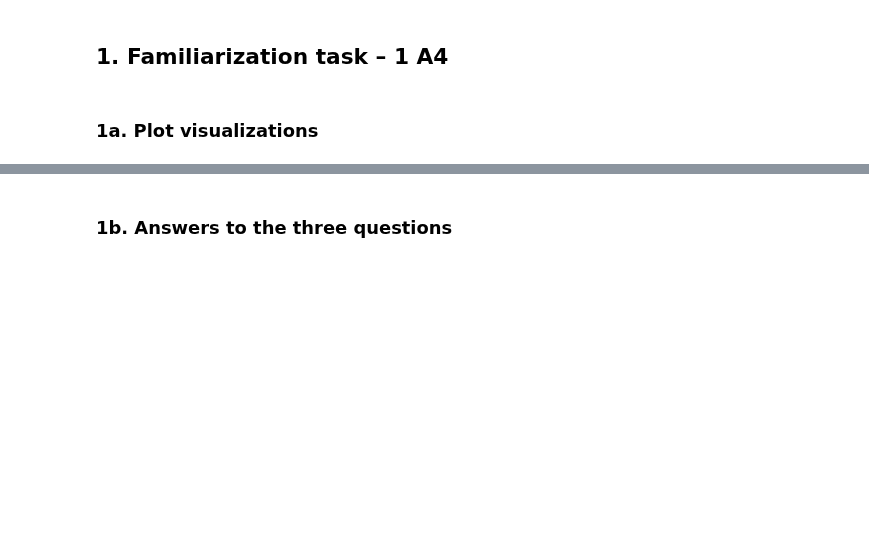
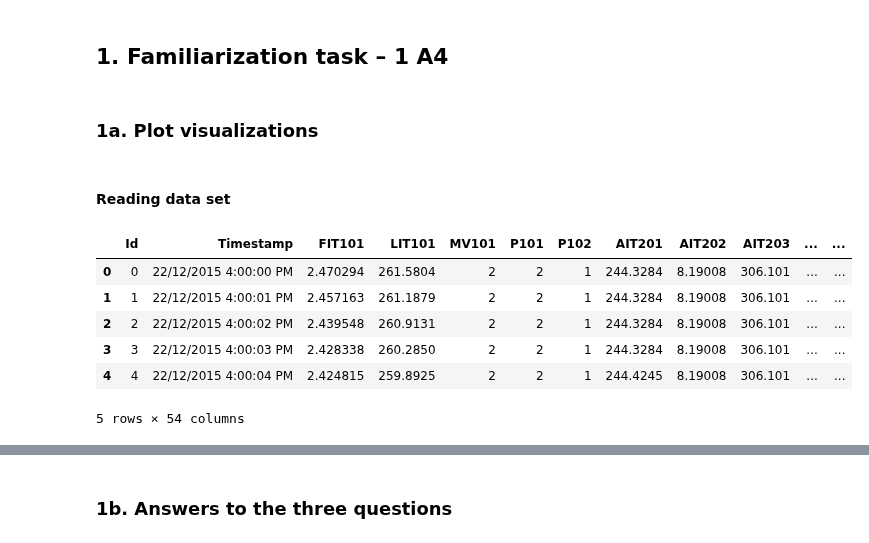
Before and after one commit to kponichtera/cs4035-cda, a Jupyter notebook: lab2/Lab2.ipynb, the cells around one changed output, grey strips where cells are left out. Saved outputs shown, nothing was run; the diff lists cells and outputs as text; code cells hidden in the pictures; blank space fills up the shorter version.

```diff
--- a/lab2/Lab2.ipynb
+++ b/lab2/Lab2.ipynb
@@ -25,2 +33,15 @@ Your peers should be able to use the readme section for instructions and be able
 # %% [markdown]
 ### 1a. Plot visualizations
+# %% [markdown]
+#### Reading data set
+# %%
+df = pd.read_csv("data/train_data.csv")
+df.head()
+# %% [output]
+|  | Id | Timestamp | FIT101 | LIT101 | MV101 | P101 | P102 | AIT201 | AIT202 | AIT203 | ... | ... |
+| 0 | 0 | 22/12/2015 4:00:00 PM | 2.470294 | 261.5804 | 2 | 2 | 1 | 244.3284 | 8.19008 | 306.101 | ... | ... |
+| 1 | 1 | 22/12/2015 4:00:01 PM | 2.457163 | 261.1879 | 2 | 2 | 1 | 244.3284 | 8.19008 | 306.101 | ... | ... |
+| 2 | 2 | 22/12/2015 4:00:02 PM | 2.439548 | 260.9131 | 2 | 2 | 1 | 244.3284 | 8.19008 | 306.101 | ... | ... |
+| 3 | 3 | 22/12/2015 4:00:03 PM | 2.428338 | 260.2850 | 2 | 2 | 1 | 244.3284 | 8.19008 | 306.101 | ... | ... |
+| 4 | 4 | 22/12/2015 4:00:04 PM | 2.424815 | 259.8925 | 2 | 2 | 1 | 244.4245 | 8.19008 | 306.101 | ... | ... |
+5 rows × 54 columns
```
Also changed, not shown: parts of 12 cells of this notebook.
